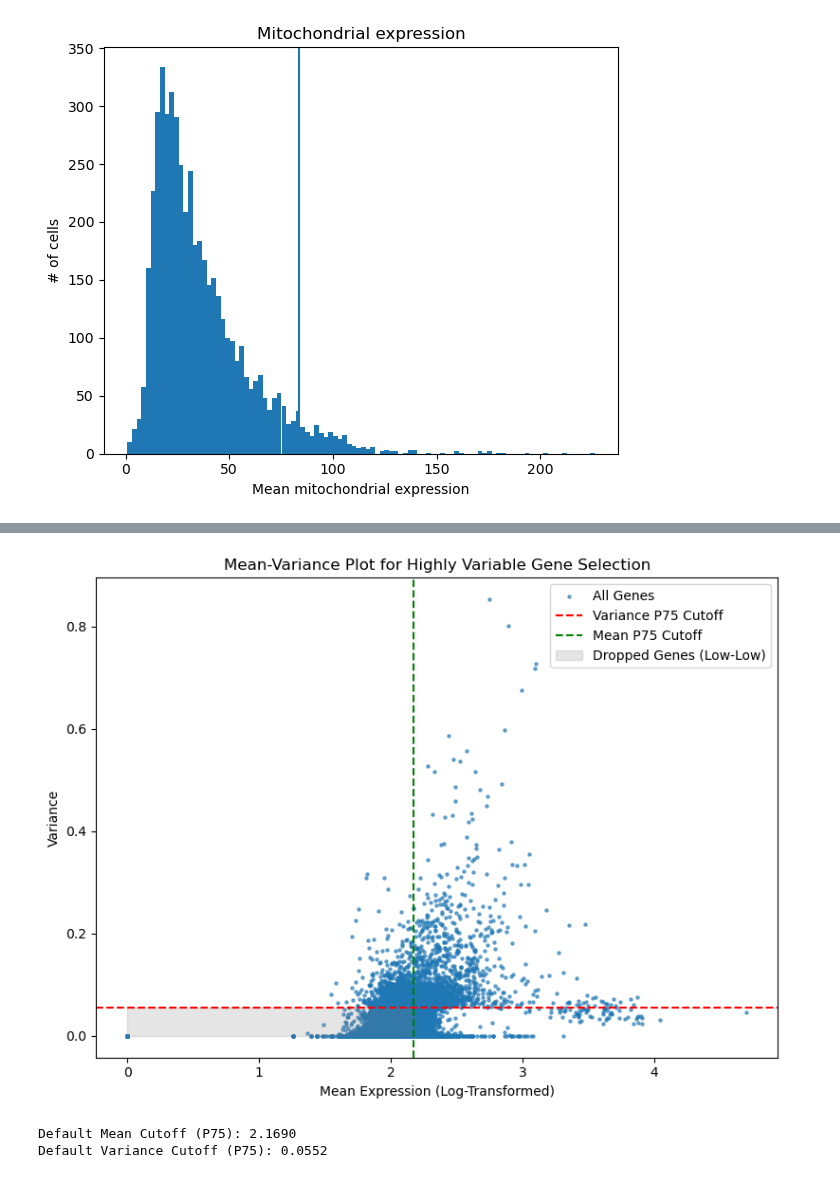
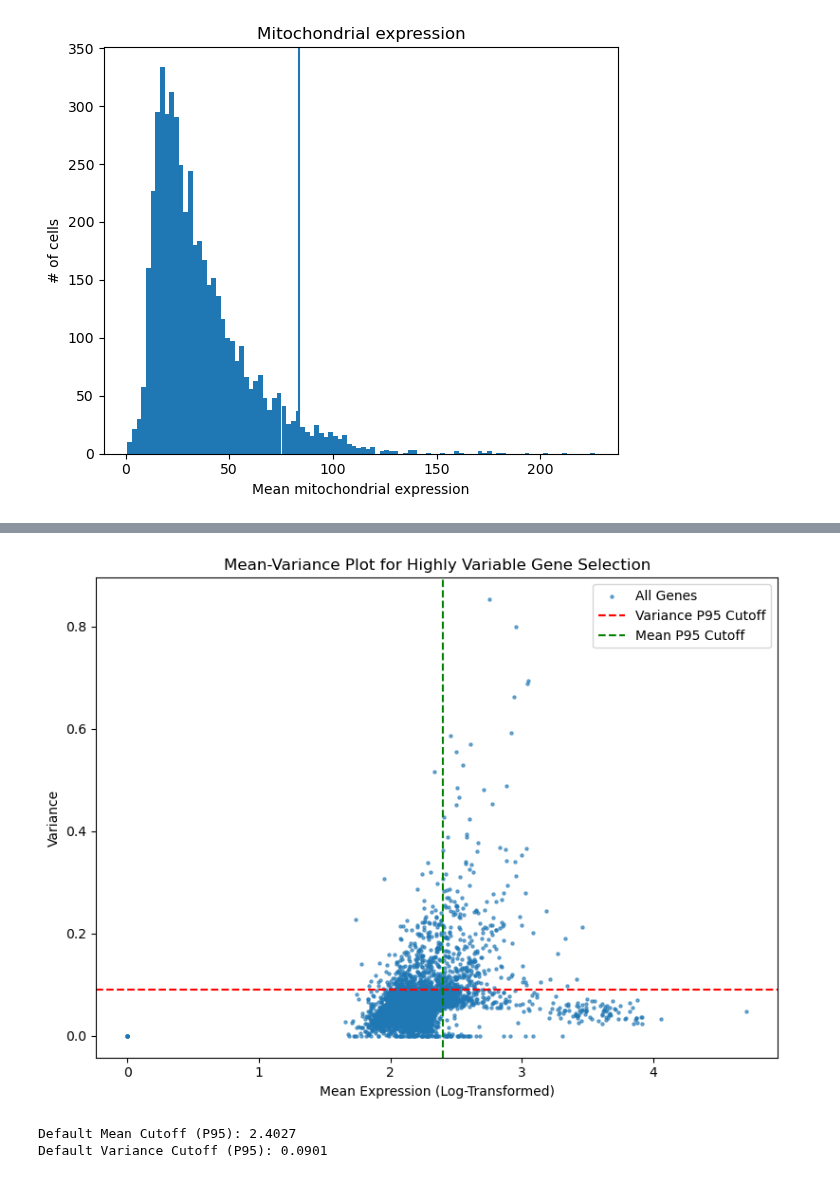
Before and after one commit to ikotsov/Clustering-Benchmarking-scRNAseq, a Jupyter notebook: notebooks/preprocessing_walkthrough.ipynb, the cells around one changed output, grey strips where cells are left out. Drawn from its saved outputs; the diff is of its cells as text; code cells hidden in the pictures.

```diff
--- a/notebooks/preprocessing_walkthrough.ipynb
+++ b/notebooks/preprocessing_walkthrough.ipynb
@@ -58,7 +57,7 @@ L1_AACCAACGTGTGTCGC   0.0   0.0  0.0   3.0
 
 [5 rows x 159 columns]
 # %%
-clean_data = filter_rare_genes(raw_data)
+clean_data = filter_low_magnitude_genes(raw_data)
 
 clean_data.shape
 # %% [output]
@@ -110,0 +111,4 @@ data_mito_filtered.shape
+# %%
+data_apoptosis_filtered = filter_high_apoptosis_cells(data_mito_filtered)
+
+data_apoptosis_filtered.shape
@@ -110,0 +120,4 @@ data_mito_filtered.shape
+# %%
+data_rrna_filtered = filter_high_rrna_cells(data_apoptosis_filtered)
+
+data_rrna_filtered.shape
@@ -111,5 +129,5 @@ data_mito_filtered.shape
 # %%
-normalized_data = normalize_by_library_size(data_mito_filtered)
+normalized_data = normalize_by_library_size(data_rrna_filtered)
 
 normalized_data.shape
 # %% [output]
@@ -138,7 +145,6 @@ import numpy as np
 import pandas as pd
 import matplotlib.pyplot as plt
 
-# --- 1. Calculate Metrics on Non-Zero Cells ---
 def calculate_hvg_metrics(data: pd.DataFrame):
     """Calculates non-zero mean and variance for each gene."""
 
@@ -165,46 +171,36 @@ def calculate_hvg_metrics(data: pd.DataFrame):
         'variance': gene_variance
     })
     return hvg_df
 
-# Assuming 'log_transformed_data' is your data after normalization and log-transform
-# Example: Let's use the data from the previous example, but expand it slightly
 hvg_metrics = calculate_hvg_metrics(logged_data)
 
 
-# --- 2. Calculate Percentile Cutoffs for Visualization ---
-# Use the default 75th percentile
-P_MEAN = 75
-P_VAR = 75
+P_MEAN = 95
+P_VAR = 95
 mean_cutoff = float(np.percentile(hvg_metrics['mean'], P_MEAN))
 var_cutoff = float(np.percentile(hvg_metrics['variance'], P_VAR))
 
 
-# --- 3. Plot the Mean-Variance Relationship ---
+# --- Plot the Mean-Variance Relationship ---
 fig, ax = plt.subplots(1, figsize=(8, 6))
 
 # Scatter plot all genes
 ax.scatter(hvg_metrics['mean'], hvg_metrics['variance'], s=5, alpha=0.6, label='All Genes')
 
 # Highlight the cutoffs
 ax.axhline(var_cutoff, color='red', linestyle='--', label=f'Variance P{P_VAR} Cutoff')
 ax.axvline(mean_cutoff, color='green', linestyle='--', label=f'Mean P{P_MEAN} Cutoff')
-
-# The "low-low" quadrant (Genes to be dropped)
-ax.fill_between(
-    [0, mean_cutoff], 0, var_cutoff,
-    color='gray', alpha=0.2, label='Dropped Genes (Low-Low)'
-)
 
 ax.set_xlabel('Mean Expression (Log-Transformed)')
 ax.set_ylabel('Variance')
 ax.set_title('Mean-Variance Plot for Highly Variable Gene Selection')
 ax.legend()
 fig.tight_layout()
 plt.show()
 
 print(f"\nDefault Mean Cutoff (P{P_MEAN}): {mean_cutoff:.4f}")
 print(f"Default Variance Cutoff (P{P_VAR}): {var_cutoff:.4f}")
 # %% [output]
-[figure, old version]
+[figure, new version]
-Default Mean Cutoff (P75): 2.1690
-Default Variance Cutoff (P75): 0.0552
+Default Mean Cutoff (P95): 2.4027
+Default Variance Cutoff (P95): 0.0901
```
Also changed, not shown: parts of 11 cells of this notebook.
